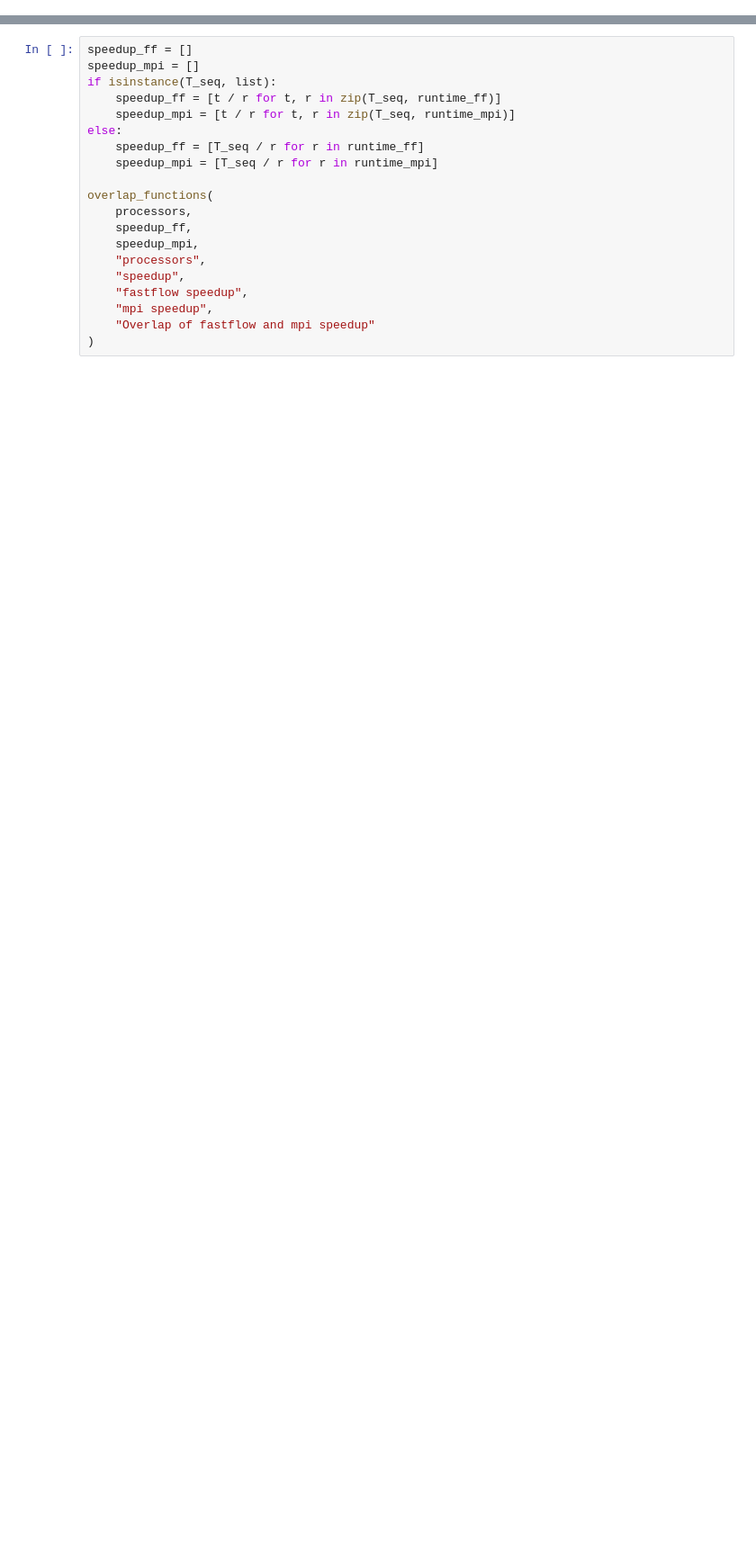
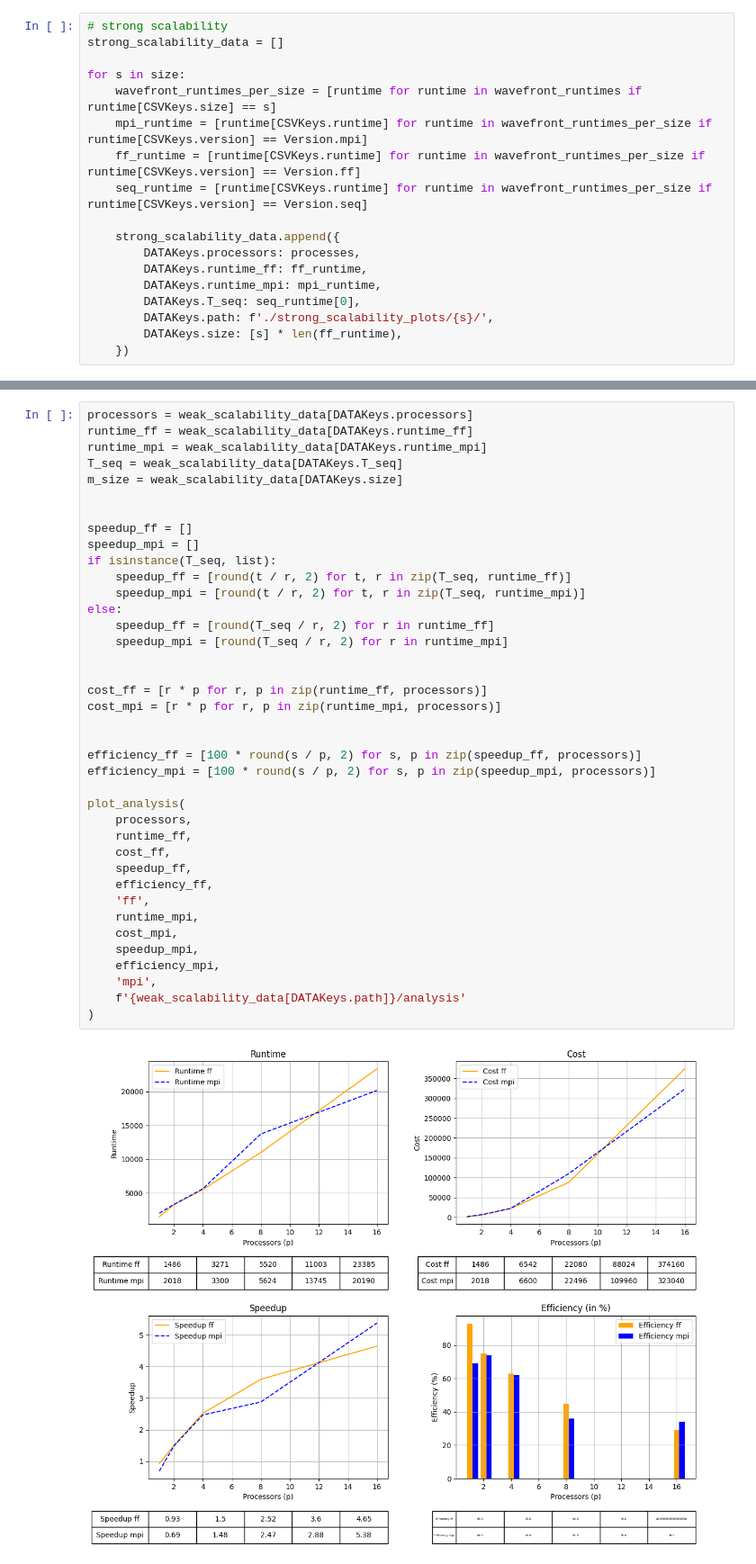
Before and after one commit to mikymatt01/SPM_wavefront, a Jupyter notebook: wavefront_metrics.ipynb, the cells around one changed output, grey strips where cells are left out. Shown at 90% size. Cells and saved outputs as stored; diff of their text form; blank space fills up the shorter version.

Commit message:
feat: plots

```diff
--- a/wavefront_metrics.ipynb
+++ b/wavefront_metrics.ipynb
@@ -59,0 +31,18 @@ overlap_functions(
+# %%
+# strong scalability
+strong_scalability_data = []
+
+for s in size:
+    wavefront_runtimes_per_size = [runtime for runtime in wavefront_runtimes if runtime[CSVKeys.size] == s]
+    mpi_runtime = [runtime[CSVKeys.runtime] for runtime in wavefront_runtimes_per_size if runtime[CSVKeys.version] == Version.mpi]
+    ff_runtime = [runtime[CSVKeys.runtime] for runtime in wavefront_runtimes_per_size if runtime[CSVKeys.version] == Version.ff]
+    seq_runtime = [runtime[CSVKeys.runtime] for runtime in wavefront_runtimes_per_size if runtime[CSVKeys.version] == Version.seq]
+
+    strong_scalability_data.append({
+        DATAKeys.processors: processes,
+        DATAKeys.runtime_ff: ff_runtime,
+        DATAKeys.runtime_mpi: mpi_runtime,
+        DATAKeys.T_seq: seq_runtime[0],
+        DATAKeys.path: f'./strong_scalability_plots/{s}/',
+        DATAKeys.size: [s] * len(ff_runtime),
+    })
@@ -60,20 +206,41 @@ overlap_functions(
 # %%
+processors = weak_scalability_data[DATAKeys.processors]
+runtime_ff = weak_scalability_data[DATAKeys.runtime_ff]
+runtime_mpi = weak_scalability_data[DATAKeys.runtime_mpi]
+T_seq = weak_scalability_data[DATAKeys.T_seq]
+m_size = weak_scalability_data[DATAKeys.size]
+
+
 speedup_ff = []
 speedup_mpi = []
 if isinstance(T_seq, list):
-    speedup_ff = [t / r for t, r in zip(T_seq, runtime_ff)]
-    speedup_mpi = [t / r for t, r in zip(T_seq, runtime_mpi)]
+    speedup_ff = [round(t / r, 2) for t, r in zip(T_seq, runtime_ff)]
+    speedup_mpi = [round(t / r, 2) for t, r in zip(T_seq, runtime_mpi)]
 else:
-    speedup_ff = [T_seq / r for r in runtime_ff]
-    speedup_mpi = [T_seq / r for r in runtime_mpi]
+    speedup_ff = [round(T_seq / r, 2) for r in runtime_ff]
+    speedup_mpi = [round(T_seq / r, 2) for r in runtime_mpi]
 
-overlap_functions(
+
+cost_ff = [r * p for r, p in zip(runtime_ff, processors)]
+cost_mpi = [r * p for r, p in zip(runtime_mpi, processors)]
+
+
+efficiency_ff = [100 * round(s / p, 2) for s, p in zip(speedup_ff, processors)]
+efficiency_mpi = [100 * round(s / p, 2) for s, p in zip(speedup_mpi, processors)]
+
+plot_analysis(
     processors,
+    runtime_ff,
+    cost_ff,
     speedup_ff,
+    efficiency_ff,
+    'ff',
+    runtime_mpi,
+    cost_mpi,
     speedup_mpi,
-    "processors",
-    "speedup",
-    "fastflow speedup",
-    "mpi speedup",
-    "Overlap of fastflow and mpi speedup"
+    efficiency_mpi,
+    'mpi',
+    f'{weak_scalability_data[DATAKeys.path]}/analysis'
 )
+# %% [output]
+[figure, added]
```
Also changed, not shown: parts of 16 cells of this notebook, 6 other files.
